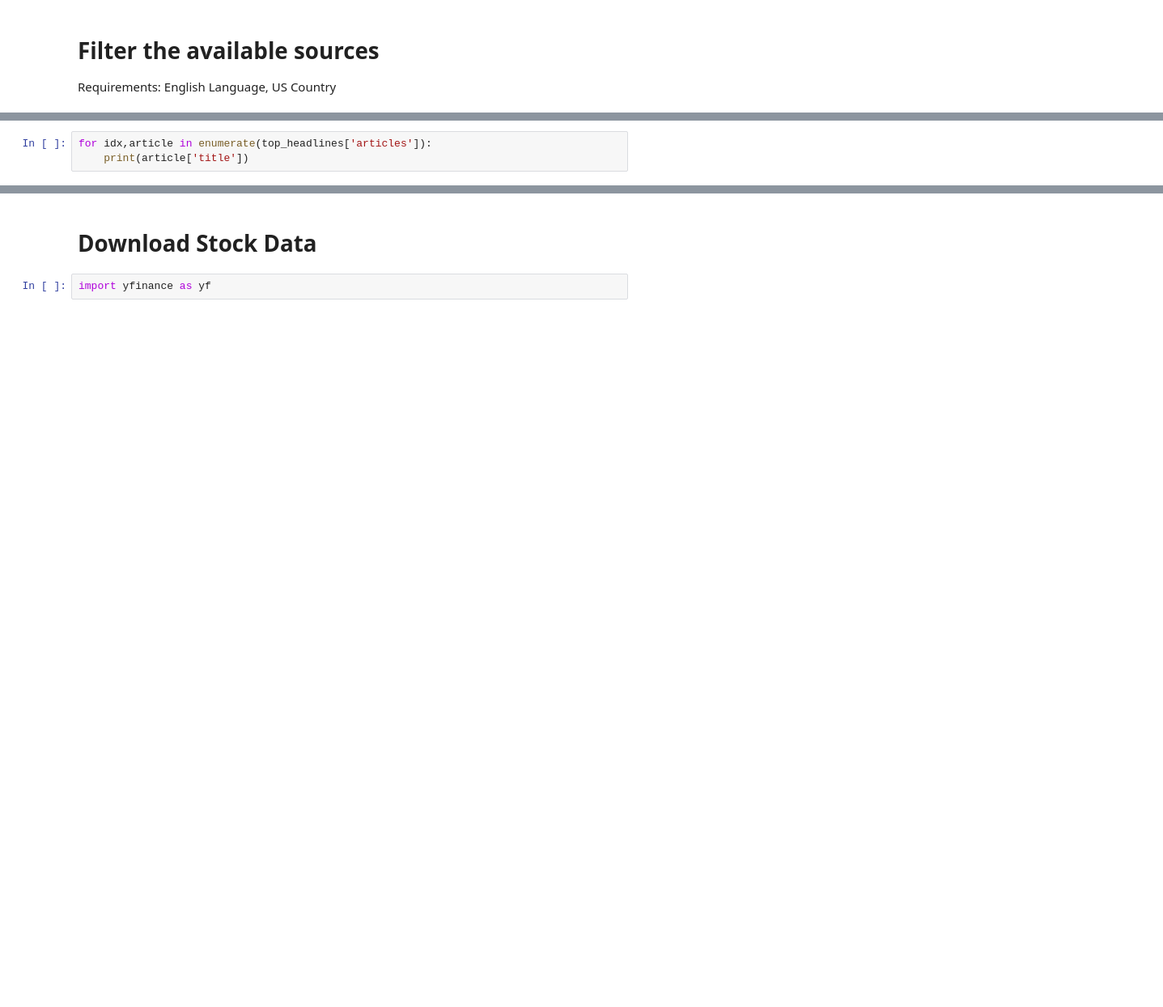
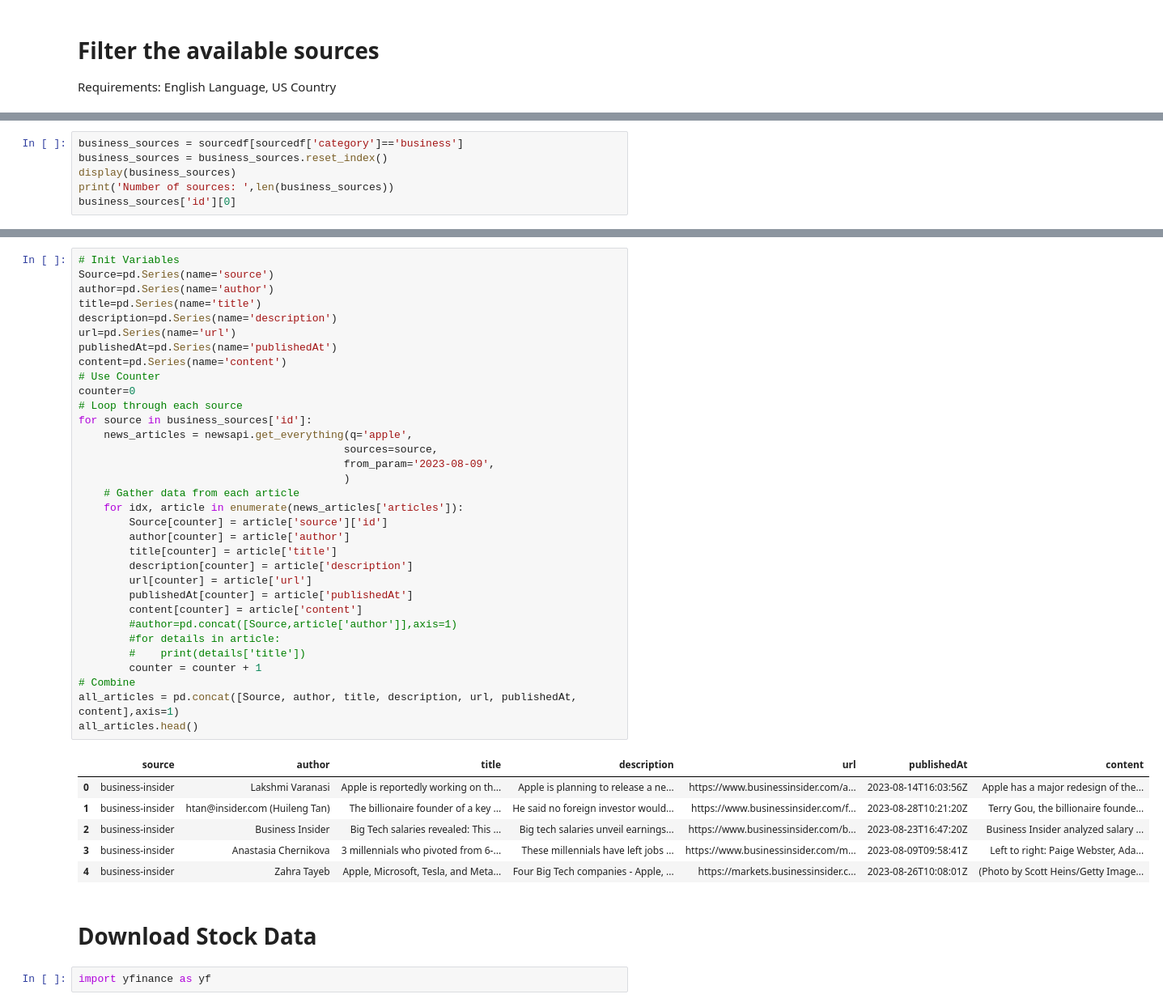
Before and after one commit to gossdante/news_sentiment, a Jupyter notebook: sentiment.ipynb, the cells around one changed output, grey strips where cells are left out. Shown at 81% size. Saved outputs shown, nothing was run; the diff lists cells and outputs as text; blank space fills up the shorter version.

```diff
--- a/sentiment.ipynb
+++ b/sentiment.ipynb
@@ -89,0 +64,6 @@ Name: id, dtype: object
+# %%
+business_sources = sourcedf[sourcedf['category']=='business']
+business_sources = business_sources.reset_index()
+display(business_sources)
+print('Number of sources: ',len(business_sources))
+business_sources['id'][0]
@@ -117,3 +102,0 @@ top_headlines['articles'][0]
-# %%
-for idx,article in enumerate(top_headlines['articles']):
-    print(article['title'])
@@ -138,3 +106,43 @@ Arvest Bank Review 2023
+# %%
+# Init Variables
+Source=pd.Series(name='source')
+author=pd.Series(name='author')
+title=pd.Series(name='title')
+description=pd.Series(name='description')
+url=pd.Series(name='url')
+publishedAt=pd.Series(name='publishedAt')
+content=pd.Series(name='content')
+# Use Counter
+counter=0
+# Loop through each source
+for source in business_sources['id']:
+    news_articles = newsapi.get_everything(q='apple',
+                                          sources=source,
+                                          from_param='2023-08-09',
+                                          )
+    # Gather data from each article
+    for idx, article in enumerate(news_articles['articles']):
+        Source[counter] = article['source']['id']
+        author[counter] = article['author']
+        title[counter] = article['title']
+        description[counter] = article['description']
+        url[counter] = article['url']
+        publishedAt[counter] = article['publishedAt']
+        content[counter] = article['content']
+        #author=pd.concat([Source,article['author']],axis=1)
+        #for details in article:
+        #    print(details['title'])
+        counter = counter + 1
+# Combine
+all_articles = pd.concat([Source, author, title, description, url, publishedAt, content],axis=1)
+all_articles.head()
+# %% [output]
+|  | source | author | title | description | url | publishedAt | content |
+| 0 | business-insider | Lakshmi Varanasi | Apple is reportedly working on th... | Apple is planning to release a ne... | https://www.businessinsider.com/a... | 2023-08-14T16:03:56Z | Apple has a major redesign of the... |
+| 1 | business-insider | htan@insider.com (Huileng Tan) | The billionaire founder of a key ... | He said no foreign investor would... | https://www.businessinsider.com/f... | 2023-08-28T10:21:20Z | Terry Gou, the billionaire founde... |
+| 2 | business-insider | Business Insider | Big Tech salaries revealed: This ... | Big tech salaries unveil earnings... | https://www.businessinsider.com/b... | 2023-08-23T16:47:20Z | Business Insider analyzed salary ... |
+| 3 | business-insider | Anastasia Chernikova | 3 millennials who pivoted from 6-... | These millennials have left jobs ... | https://www.businessinsider.com/m... | 2023-08-09T09:58:41Z | Left to right: Paige Webster, Ada... |
+| 4 | business-insider | Zahra Tayeb | Apple, Microsoft, Tesla, and Meta... | Four Big Tech companies - Apple, ... | https://markets.businessinsider.c... | 2023-08-26T10:08:01Z | (Photo by Scott Heins/Getty Image... |
 # %% [markdown]
 # Download Stock Data
 # %%
```
Also changed, not shown: parts of 12 cells of this notebook.
